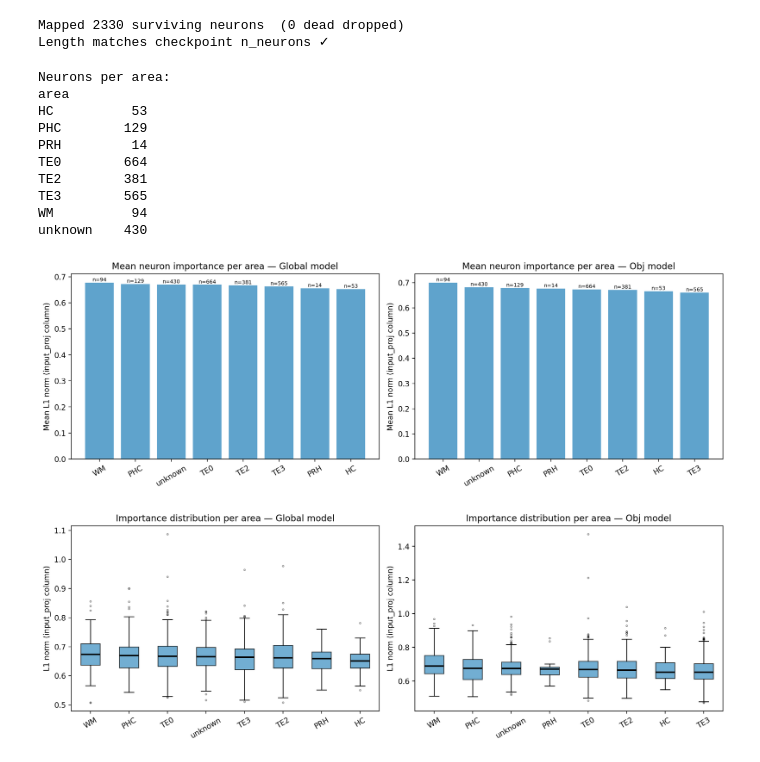
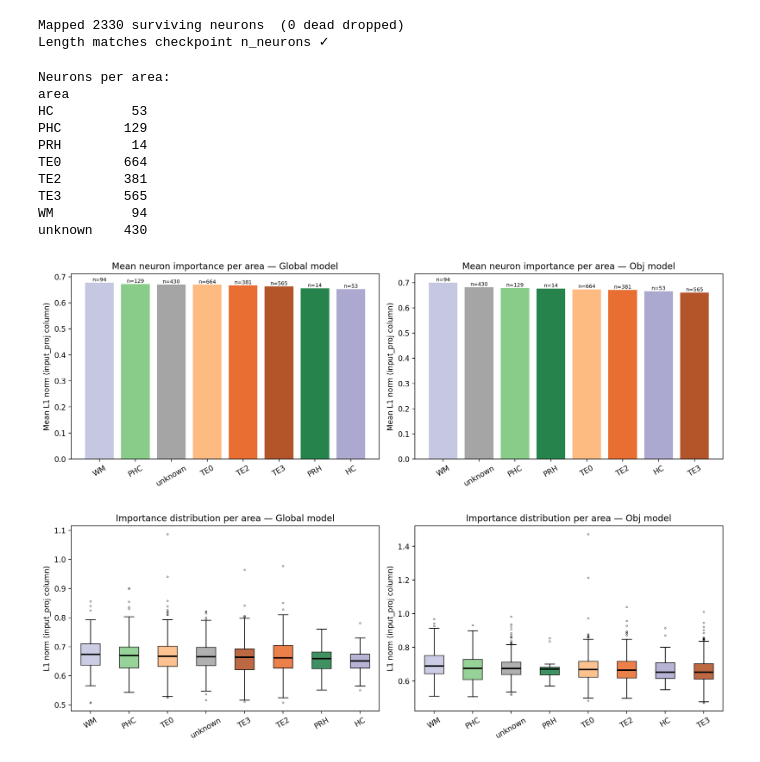
Before and after one commit to YAOJaredz/NeurObjectGen, a Jupyter notebook: notebooks/attention_weights.ipynb, the cells around one changed output. Saved outputs shown, nothing was run; the diff lists cells and outputs as text; code cells hidden in the pictures.

```diff
--- a/notebooks/attention_weights.ipynb
+++ b/notebooks/attention_weights.ipynb
@@ -214,6 +214,21 @@ print('Neurons per area:')
 print(area_count.to_string())
 print()
 
+AREA_COLORS = {
+    'V2':        '#9ecae1',
+    'V3':        '#3182bd',
+    'TE0':       '#fdae6b',
+    'TE2':       '#e6550d',
+    'TE3':       '#a63603',
+    'PHC':       '#74c476',
+    'ENT':       '#238b45',
+    'PRH':       '#006d2c',
+    'HC':        '#9e9ac8',
+    'WM':        '#bcbddc',
+    'Ventricle': '#d9d9d9',
+    'unknown':   '#969696',
+}
+
 fig, axes = plt.subplots(1, 2, figsize=(13, 4.5))
 for ax, area_imp, label in [
     (axes[0], area_global, 'Global model'),
@@ -221,7 +236,8 @@ for ax, area_imp, label in [
 ]:
     areas_sorted = area_imp.index.tolist()
     counts = [area_count.get(a, 0) for a in areas_sorted]
-    bars = ax.bar(areas_sorted, area_imp.values, color='#4393c3', alpha=0.85)
+    colors = [AREA_COLORS.get(a, '#969696') for a in areas_sorted]
+    bars = ax.bar(areas_sorted, area_imp.values, color=colors, alpha=0.85)
     for bar, c in zip(bars, counts):
         ax.text(bar.get_x() + bar.get_width() / 2, bar.get_height() + 0.001,
                 f'n={c}', ha='center', va='bottom', fontsize=7)
@@ -235,37 +251,37 @@ plt.show()
 # --- Per-area importance distribution (boxplot) ---
 fig, axes = plt.subplots(1, 2, figsize=(13, 4.5))
 for ax, col, label in [
     (axes[0], 'imp_global', 'Global model'),
     (axes[1], 'imp_obj',    'Obj model'),
 ]:
     area_order = df.groupby('area')[col].median().sort_values(ascending=False).index.tolist()
     data = [df.loc[df['area'] == a, col].values for a in area_order]
     bp = ax.boxplot(data, patch_artist=True, widths=0.5,
                     medianprops=dict(color='black', lw=2),
                     flierprops=dict(marker='o', markersize=2, alpha=0.4))
-    for patch in bp['boxes']:
-        patch.set_facecolor('#4393c3')
+    for patch, area in zip(bp['boxes'], area_order):
+        patch.set_facecolor(AREA_COLORS.get(area, '#969696'))
         patch.set_alpha(0.75)
     ax.set_xticks(range(1, len(area_order) + 1))
     ax.set_xticklabels(area_order, rotation=30)
     ax.set_ylabel('L1 norm (input_proj column)')
     ax.set_title(f'Importance distribution per area — {label}')
 
 plt.tight_layout()
 plt.show()
 # %% [output]
 Neurons per area:
 area
 HC          53
 PHC        129
 PRH         14
 TE0        664
 TE2        381
 TE3        565
 WM          94
 unknown    430
-[figure, old version]
+[figure, new version]
-[figure, old version]
+[figure, new version]
 # %%
 # --- Top-N area proportion plots ---
 TOP_NS = [20, 50]
```
Also changed, not shown: parts of 1 cell of this notebook, 1 other file.
